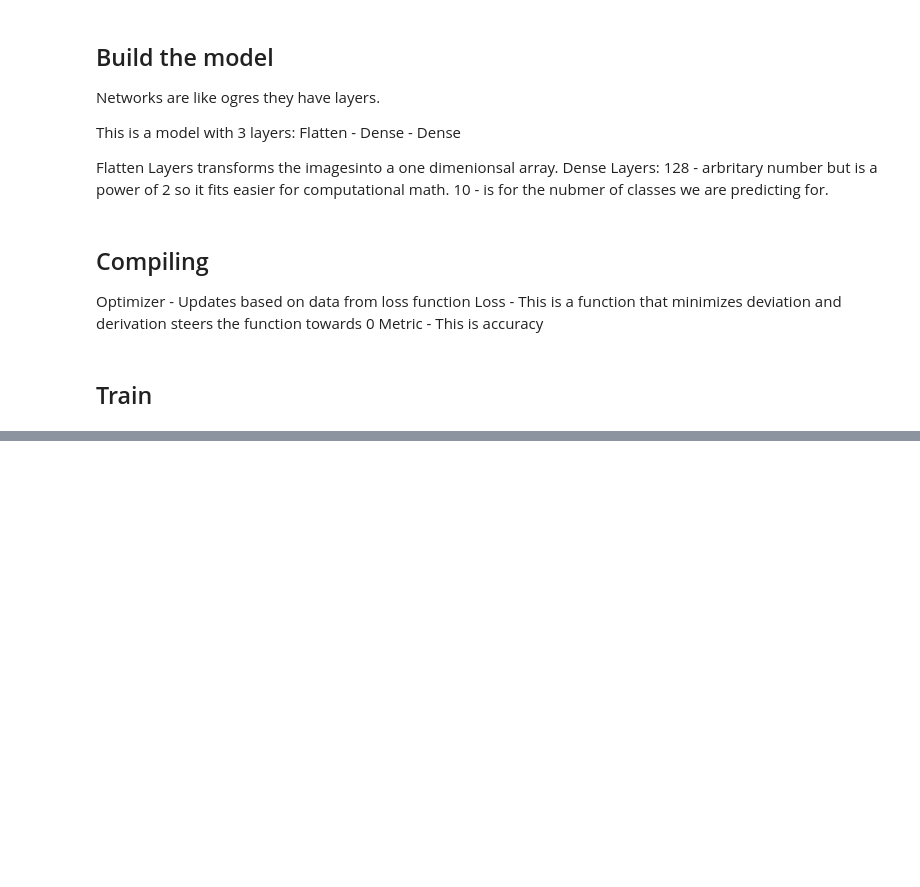
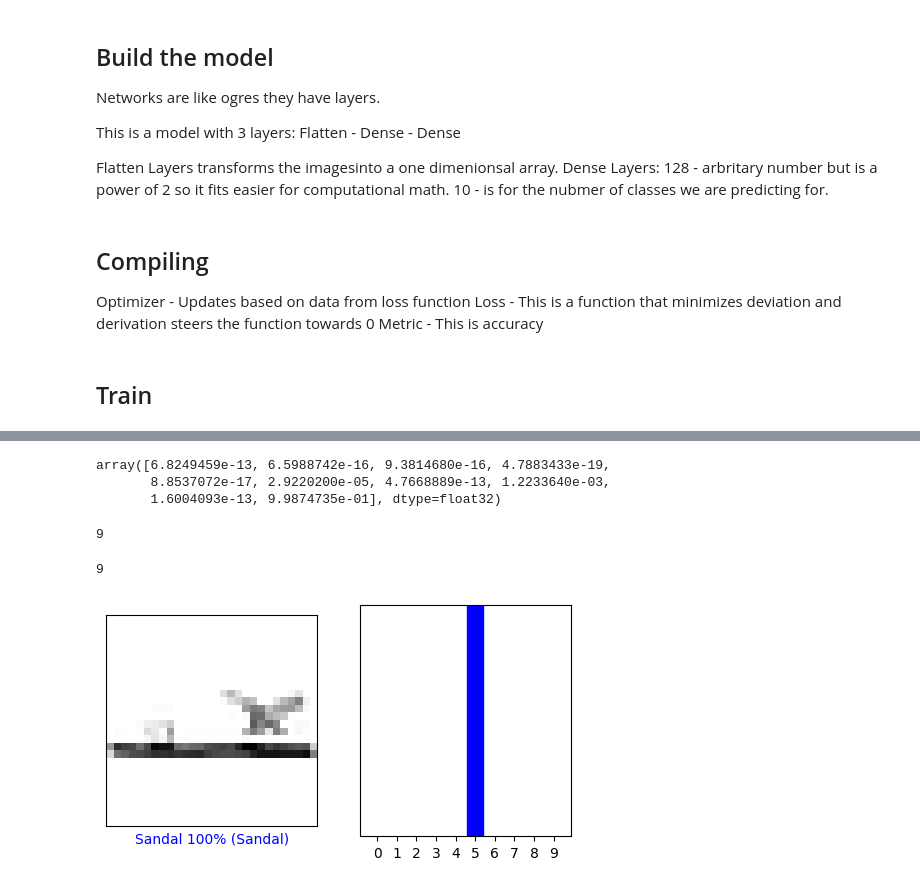
Before and after one commit to ahmad-kad/ak_ML_training, a Jupyter notebook: Tensorflow/Basic_image_classification.ipynb, the cells around one changed output, grey strips where cells are left out. Saved outputs shown, nothing was run; the diff lists cells and outputs as text; code cells hidden in the pictures; blank space fills up the shorter version.

```diff
--- a/Tensorflow/Basic_image_classification.ipynb
+++ b/Tensorflow/Basic_image_classification.ipynb
@@ -85,5 +86,5 @@ model.compile(optimizer=optim,
 # %% [markdown]
 ## Train
 # %%
-model.fit(x_train,y_train, epochs=15,validation_data=(x_, testY))
+history =  model.fit(x_train,y_train, batch_size = 16,epochs=25,validation_data=(x_test, y_test))
 # %% [output]
@@ -93,0 +122,3 @@ KeyboardInterrupt:
+# %%
+probability_model = tf.keras.Sequential([model, tf.keras.layers.Softmax()])
+predictions = probability_model.predict(x_test)
@@ -93,0 +127,55 @@ KeyboardInterrupt:
+# %%
+predictions[0]
+# %% [output]
+array([6.8249459e-13, 6.5988742e-16, 9.3814680e-16, 4.7883433e-19,
+       8.8537072e-17, 2.9220200e-05, 4.7668889e-13, 1.2233640e-03,
+       1.6004093e-13, 9.9874735e-01], dtype=float32)
+# %%
+np.argmax(predictions[0])
+# %% [output]
+9
+# %%
+y_test[0]
+# %% [output]
+9
+# %%
+def plot_image(i, predictions_array, true_label, img):
+  true_label, img = true_label[i], img[i]
+  plt.grid(False)
+  plt.xticks([])
+  plt.yticks([])
+
+  plt.imshow(img, cmap=plt.cm.binary)
+
+  predicted_label = np.argmax(predictions_array)
+  if predicted_label == true_label:
+    color = 'blue'
+  else:
+    color = 'red'
+
+  plt.xlabel("{} {:2.0f}% ({})".format(class_names[predicted_label],
+                                100*np.max(predictions_array),
+                                class_names[true_label]),
+                                color=color)
+
+def plot_value_array(i, predictions_array, true_label):
+  true_label = true_label[i]
+  plt.grid(False)
+  plt.xticks(range(10))
+  plt.yticks([])
+  thisplot = plt.bar(range(10), predictions_array, color="#777777")
+  plt.ylim([0, 1])
+  predicted_label = np.argmax(predictions_array)
+
+  thisplot[predicted_label].set_color('red')
+  thisplot[true_label].set_color('blue')
+# %%
+i = 90
+plt.figure(figsize=(6,3))
+plt.subplot(1,2,1)
+plot_image(i, predictions[i], y_test, x_test)
+plt.subplot(1,2,2)
+plot_value_array(i, predictions[i],  y_test)
+plt.show()
+# %% [output]
+[figure, added]
```
Also changed, not shown: parts of 13 cells of this notebook, 3 other files.
